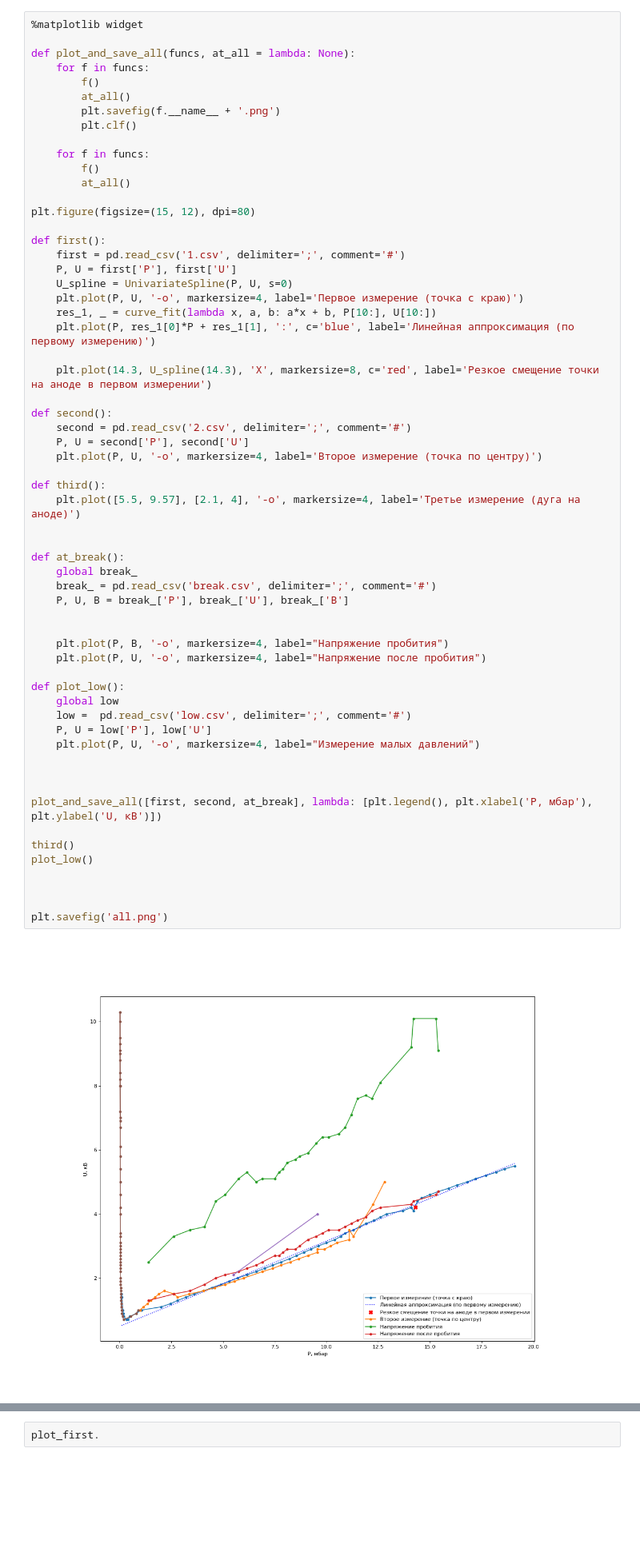
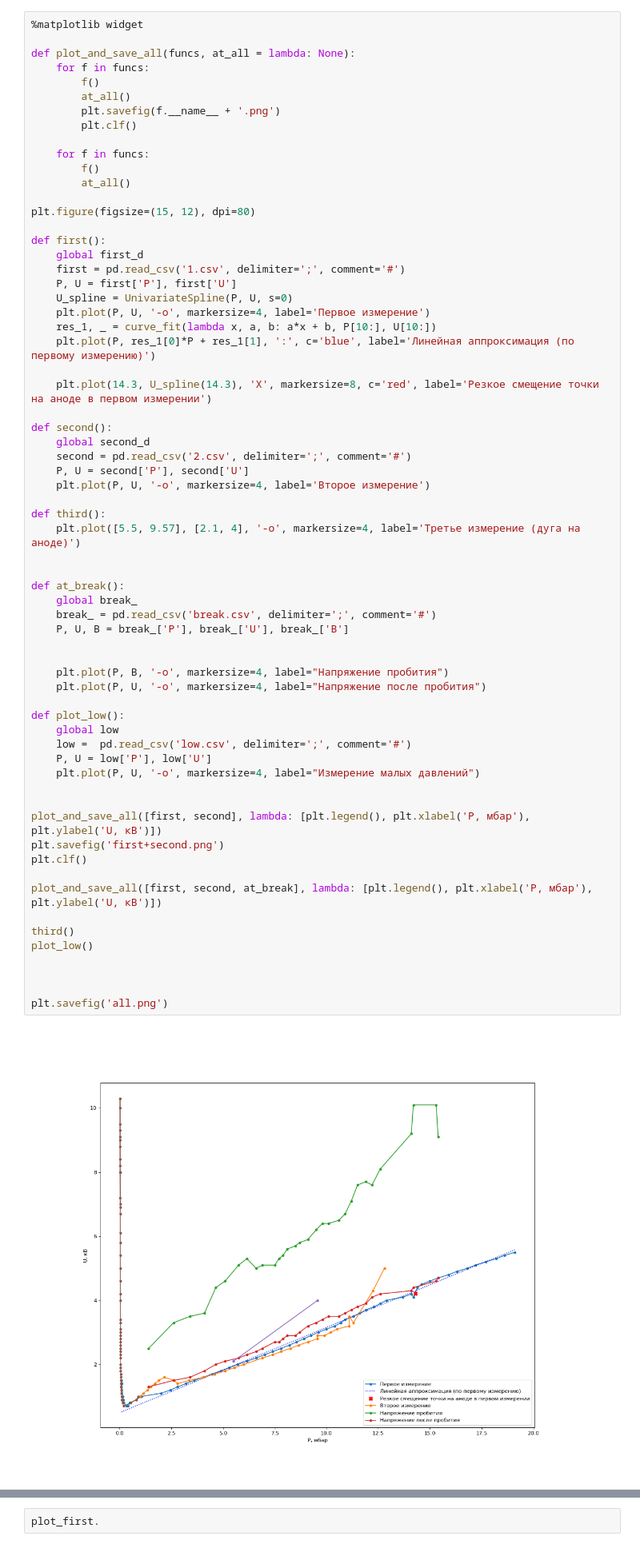
Before and after one commit to sitandr/lab, a Jupyter notebook: тлеющий разряд/main.ipynb, the cells around one changed output, grey strips where cells are left out. Shown at 80% size. Saved outputs shown, nothing was run; the diff lists cells and outputs as text; blank space fills up the shorter version.

```diff
--- a/тлеющий разряд/main.ipynb
+++ b/тлеющий разряд/main.ipynb
@@ -22,51 +22,56 @@ def plot_and_save_all(funcs, at_all = lambda: None):
 plt.figure(figsize=(15, 12), dpi=80)
 
 def first():
+    global first_d
     first = pd.read_csv('1.csv', delimiter=';', comment='#')
     P, U = first['P'], first['U']
     U_spline = UnivariateSpline(P, U, s=0)
-    plt.plot(P, U, '-o', markersize=4, label='Первое измерение (точка с краю)')
+    plt.plot(P, U, '-o', markersize=4, label='Первое измерение')
     res_1, _ = curve_fit(lambda x, a, b: a*x + b, P[10:], U[10:])
     plt.plot(P, res_1[0]*P + res_1[1], ':', c='blue', label='Линейная аппроксимация (по первому измерению)')
 
     plt.plot(14.3, U_spline(14.3), 'X', markersize=8, c='red', label='Резкое смещение точки на аноде в первом измерении')
 
 def second():
+    global second_d
     second = pd.read_csv('2.csv', delimiter=';', comment='#')
     P, U = second['P'], second['U']
-    plt.plot(P, U, '-o', markersize=4, label='Второе измерение (точка по центру)')
+    plt.plot(P, U, '-o', markersize=4, label='Второе измерение')
 
 def third():
     plt.plot([5.5, 9.57], [2.1, 4], '-o', markersize=4, label='Третье измерение (дуга на аноде)')
 
 
 def at_break():
     global break_
     break_ = pd.read_csv('break.csv', delimiter=';', comment='#')
     P, U, B = break_['P'], break_['U'], break_['B']
 
 
     plt.plot(P, B, '-o', markersize=4, label="Напряжение пробития")
     plt.plot(P, U, '-o', markersize=4, label="Напряжение после пробития")
 
 def plot_low():
     global low
     low =  pd.read_csv('low.csv', delimiter=';', comment='#')
     P, U = low['P'], low['U']
     plt.plot(P, U, '-o', markersize=4, label="Измерение малых давлений")
 
 
+plot_and_save_all([first, second], lambda: [plt.legend(), plt.xlabel('P, мбар'), plt.ylabel('U, кВ')])
+plt.savefig('first+second.png')
+plt.clf()
 
 plot_and_save_all([first, second, at_break], lambda: [plt.legend(), plt.xlabel('P, мбар'), plt.ylabel('U, кВ')])
 
 third()
 plot_low()
 
 
 
 plt.savefig('all.png')
 # %% [output]
-[figure, old version]
+[figure, new version]
 # %%
 %matplotlib widget
 import scipy
```
Also changed, not shown: 6 other files.
